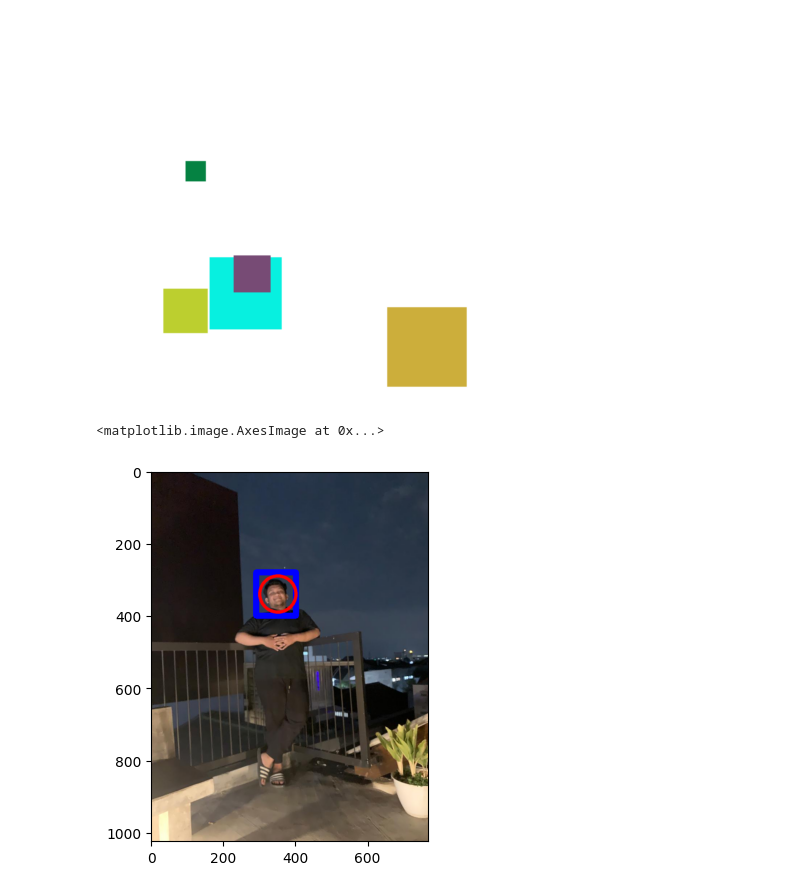
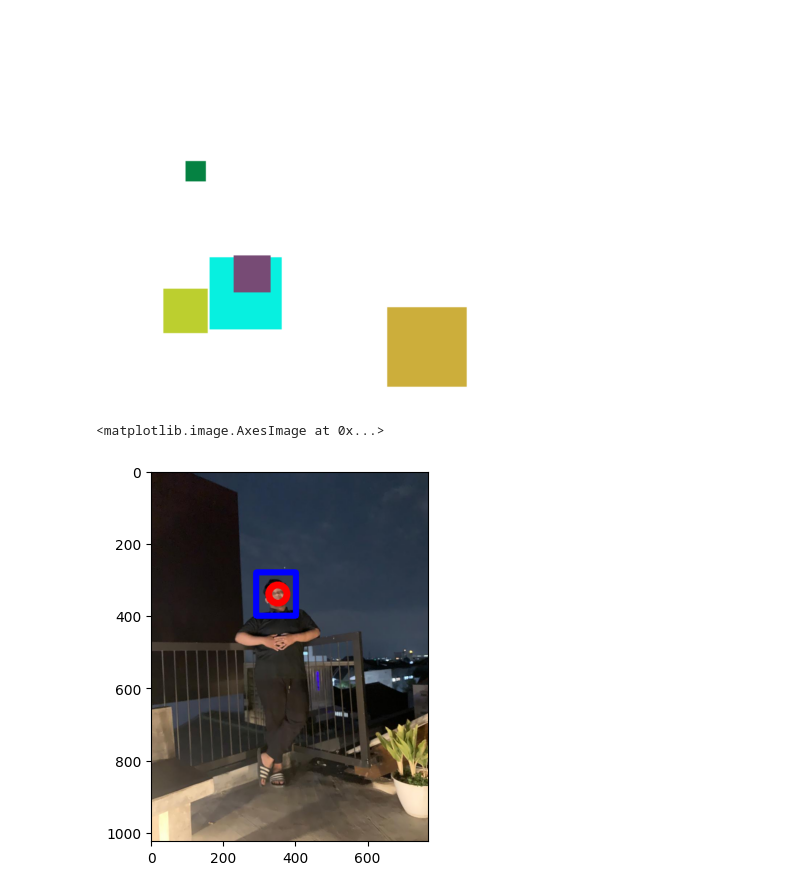
Before and after one commit to alfarobi695/PCVK_Ganjil_2023, a Jupyter notebook: Week2.ipynb, the cells around one changed output. Saved outputs shown, nothing was run; the diff lists cells and outputs as text; code cells hidden in the pictures.

```diff
--- a/Week2.ipynb
+++ b/Week2.ipynb
@@ -208,9 +208,9 @@ plt.show()
 # %%
 img = cv.imread('/content/IMG-20230903-WA0002.jpg')
 img = cv.cvtColor(img, cv.COLOR_BGR2RGB)
 cv.rectangle(img, pt1=(290,280), pt2=(400,400), color =(0,0,255),thickness=15)
-cv.circle(img, center=(350,340), radius =50, color=(255,0,0),thickness=8)
+cv.circle(img, center=(350,340), radius =25, color=(255,0,0),thickness=18)
 plt.imshow(img)
 # %% [output]
 <matplotlib.image.AxesImage at 0x...>
-[figure, old version]
+[figure, new version]
```
